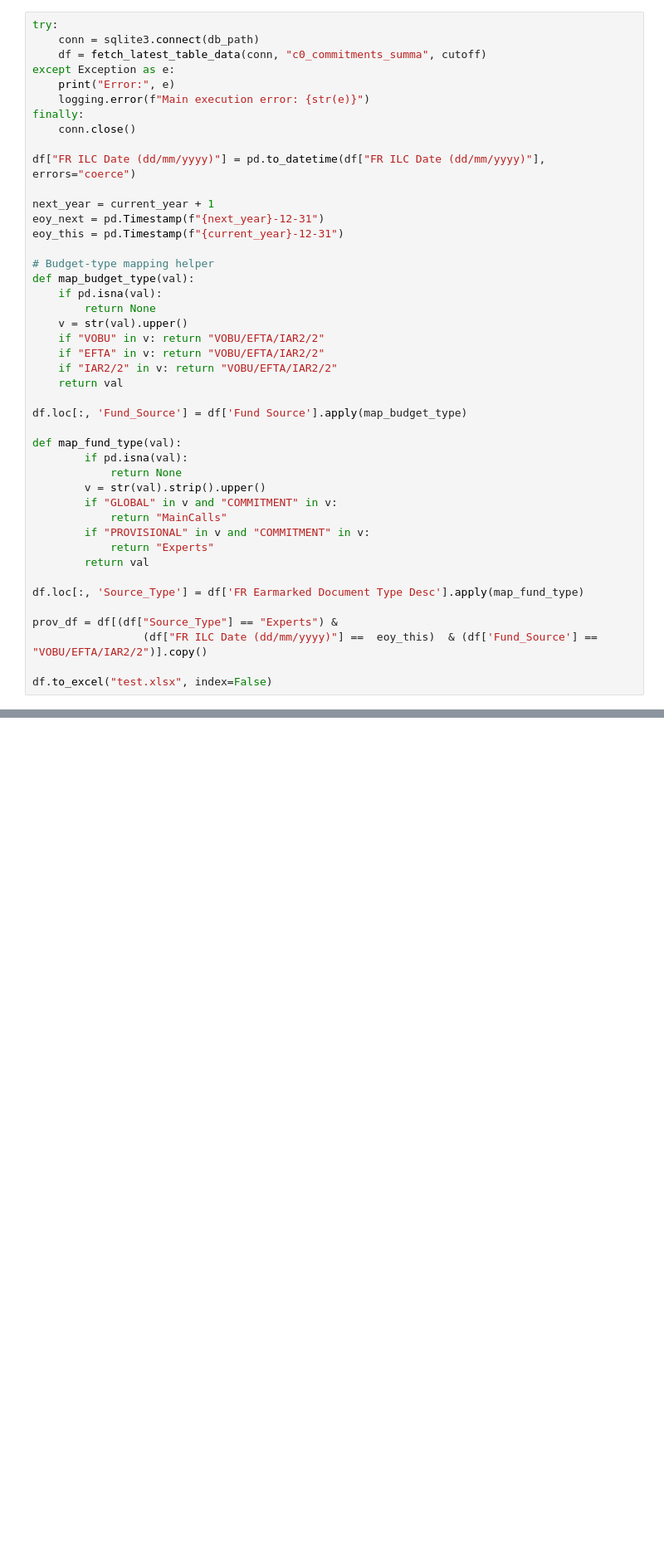
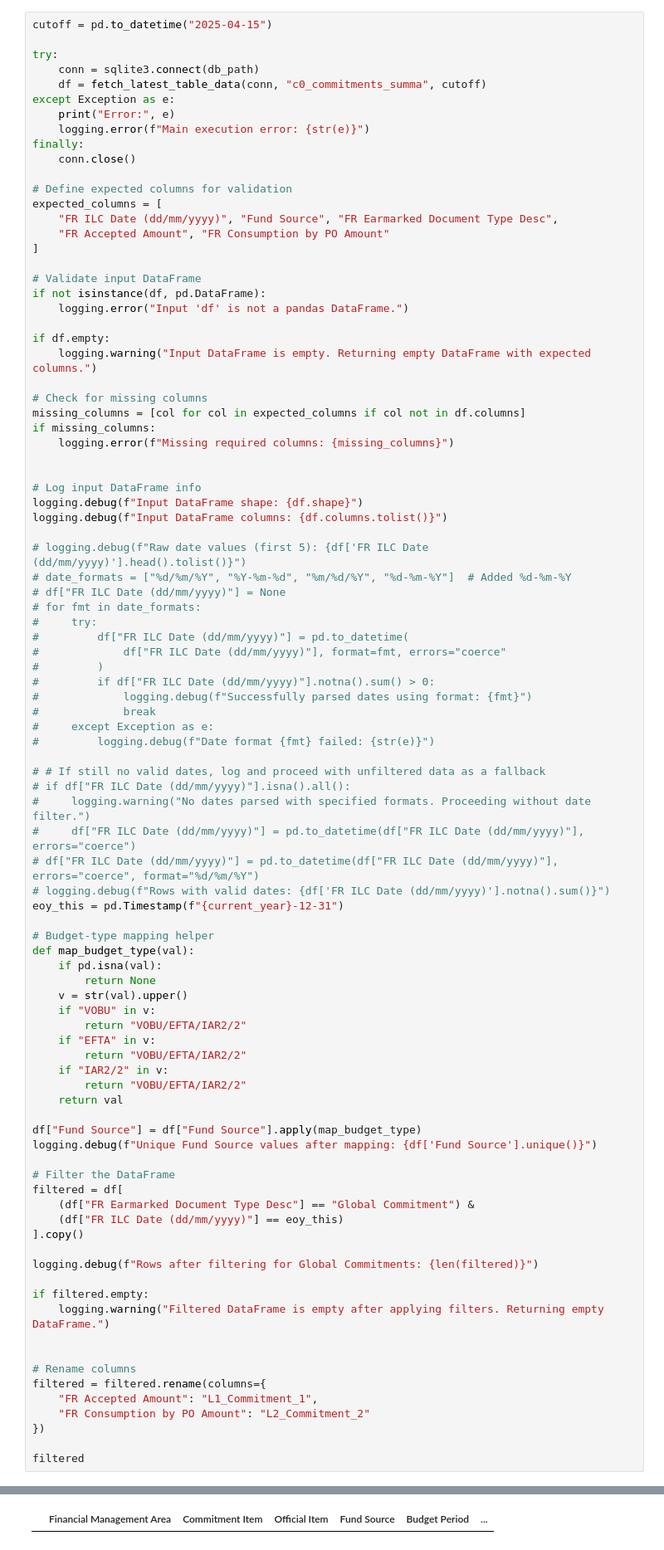
Before and after one commit to vinciliba/QuarterlyReport, a Jupyter notebook: test.ipynb, the cells around one changed output, grey strips where cells are left out. Shown at 83% size. Saved outputs shown, nothing was run; the diff lists cells and outputs as text; blank space fills up the shorter version.

Commit message:
4th commitment 08/05/2025

```diff
--- a/test.ipynb
+++ b/test.ipynb
@@ -1288,6 +1651,8 @@ except Exception as e:
 finally:
     conn.close()
 # %%
+cutoff = pd.to_datetime("2025-04-15")
+
 try:
     conn = sqlite3.connect(db_path)
     df = fetch_latest_table_data(conn, "c0_commitments_summa", cutoff)
@@ -1297,37 +1662,84 @@ except Exception as e:
 finally:
     conn.close()
 
-df["FR ILC Date (dd/mm/yyyy)"] = pd.to_datetime(df["FR ILC Date (dd/mm/yyyy)"], errors="coerce")
+# Define expected columns for validation
+expected_columns = [
+    "FR ILC Date (dd/mm/yyyy)", "Fund Source", "FR Earmarked Document Type Desc",
+    "FR Accepted Amount", "FR Consumption by PO Amount"
+]
 
-next_year = current_year + 1
-eoy_next = pd.Timestamp(f"{next_year}-12-31")
+# Validate input DataFrame
+if not isinstance(df, pd.DataFrame):
+    logging.error("Input 'df' is not a pandas DataFrame.")
+
+if df.empty:
+    logging.warning("Input DataFrame is empty. Returning empty DataFrame with expected columns.")
+
+# Check for missing columns
+missing_columns = [col for col in expected_columns if col not in df.columns]
+if missing_columns:
+    logging.error(f"Missing required columns: {missing_columns}")
+
+
+# Log input DataFrame info
+logging.debug(f"Input DataFrame shape: {df.shape}")
+logging.debug(f"Input DataFrame columns: {df.columns.tolist()}")
+
+# logging.debug(f"Raw date values (first 5): {df['FR ILC Date (dd/mm/yyyy)'].head().tolist()}")
+# date_formats = ["%d/%m/%Y", "%Y-%m-%d", "%m/%d/%Y", "%d-%m-%Y"]  # Added %d-%m-%Y
+# df["FR ILC Date (dd/mm/yyyy)"] = None
+# for fmt in date_formats:
+#     try:
+#         df["FR ILC Date (dd/mm/yyyy)"] = pd.to_datetime(
+#             df["FR ILC Date (dd/mm/yyyy)"], format=fmt, errors="coerce"
+#         )
+#         if df["FR ILC Date (dd/mm/yyyy)"].notna().sum() > 0:
+#             logging.debug(f"Successfully parsed dates using format: {fmt}")
+#             break
+#     except Exception as e:
+#         logging.debug(f"Date format {fmt} failed: {str(e)}")
+
+# # If still no valid dates, log and proceed with unfiltered data as a fallback
+# if df["FR ILC Date (dd/mm/yyyy)"].isna().all():
+#     logging.warning("No dates parsed with specified formats. Proceeding without date filter.")
+#     df["FR ILC Date (dd/mm/yyyy)"] = pd.to_datetime(df["FR ILC Date (dd/mm/yyyy)"], errors="coerce")
+# df["FR ILC Date (dd/mm/yyyy)"] = pd.to_datetime(df["FR ILC Date (dd/mm/yyyy)"], errors="coerce", format="%d/%m/%Y")
+# logging.debug(f"Rows with valid dates: {df['FR ILC Date (dd/mm/yyyy)'].notna().sum()}")
 eoy_this = pd.Timestamp(f"{current_year}-12-31")
 
-# Budget‑type mapping helper
+# Budget-type mapping helper
 def map_budget_type(val):
     if pd.isna(val):
         return None
     v = str(val).upper()
-    if "VOBU" in v: return "VOBU/EFTA/IAR2/2"
-    if "EFTA" in v: return "VOBU/EFTA/IAR2/2"
-    if "IAR2/2" in v: return "VOBU/EFTA/IAR2/2"
+    if "VOBU" in v:
+        return "VOBU/EFTA/IAR2/2"
+    if "EFTA" in v:
+        return "VOBU/EFTA/IAR2/2"
+    if "IAR2/2" in v:
+        return "VOBU/EFTA/IAR2/2"
     return val
 
-df.loc[:, 'Fund_Source'] = df['Fund Source'].apply(map_budget_type)
+df["Fund Source"] = df["Fund Source"].apply(map_budget_type)
+logging.debug(f"Unique Fund Source values after mapping: {df['Fund Source'].unique()}")
 
-def map_fund_type(val):
-        if pd.isna(val):
-            return None
-        v = str(val).strip().upper()
-        if "GLOBAL" in v and "COMMITMENT" in v:
-            return "MainCalls"
-        if "PROVISIONAL" in v and "COMMITMENT" in v:
-            return "Experts"
-        return val
+# Filter the DataFrame
+filtered = df[
+    (df["FR Earmarked Document Type Desc"] == "Global Commitment") &
+    (df["FR ILC Date (dd/mm/yyyy)"] == eoy_this)
+].copy()
 
-df.loc[:, 'Source_Type'] = df['FR Earmarked Document Type Desc'].apply(map_fund_type)
+logging.debug(f"Rows after filtering for Global Commitments: {len(filtered)}")
 
-prov_df = df[(df["Source_Type"] == "Experts") &
-                 (df["FR ILC Date (dd/mm/yyyy)"] ==  eoy_this)  & (df['Fund_Source'] == "VOBU/EFTA/IAR2/2")].copy()
+if filtered.empty:
+    logging.warning("Filtered DataFrame is empty after applying filters. Returning empty DataFrame.")
 
-df.to_excel("test.xlsx", index=False)
+
+# Rename columns
+filtered = filtered.rename(columns={
+    "FR Accepted Amount": "L1_Commitment_1",
+    "FR Consumption by PO Amount": "L2_Commitment_2"
+})
+
+filtered
+# %% [output]
@@ -1333,0 +1752 @@ df.to_excel("test.xlsx", index=False)
+|  | Financial Management Area | Commitment Item | Official Item | Fund Source | Budget Period | ... |
```
Also changed, not shown: parts of 6 cells of this notebook, 4 other files.
